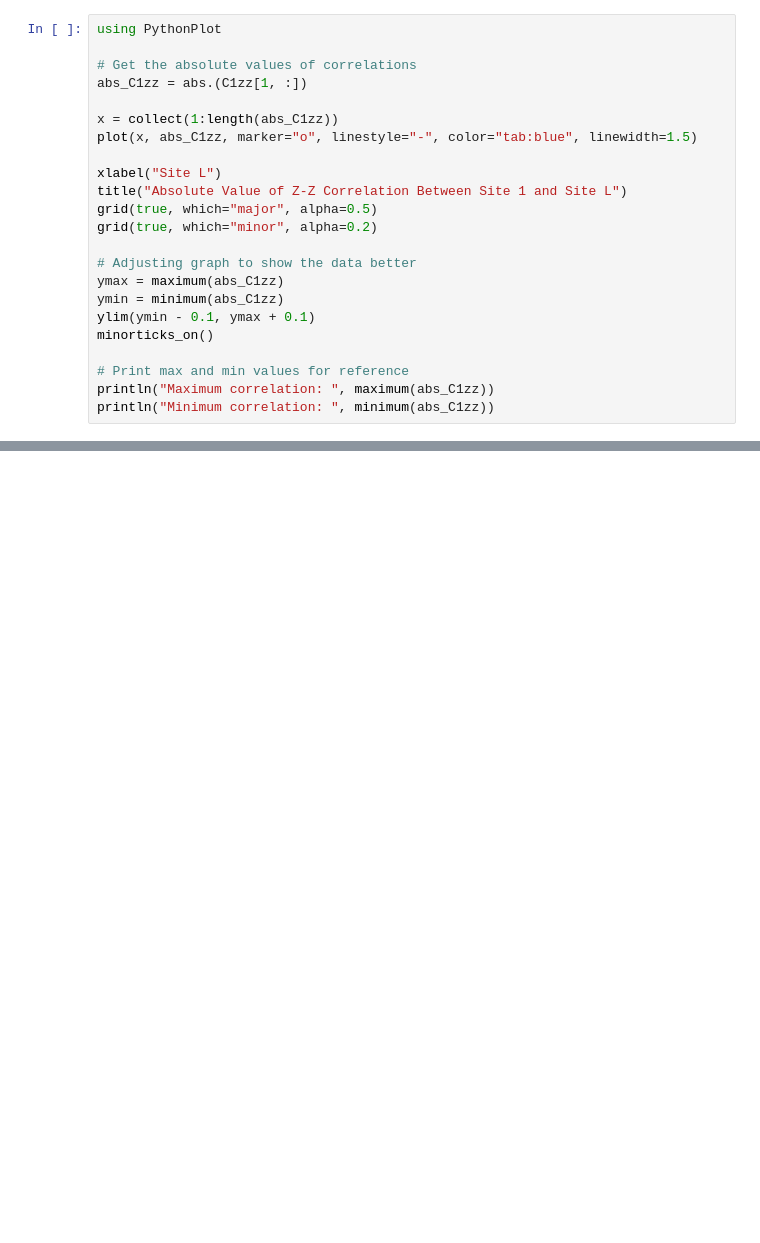
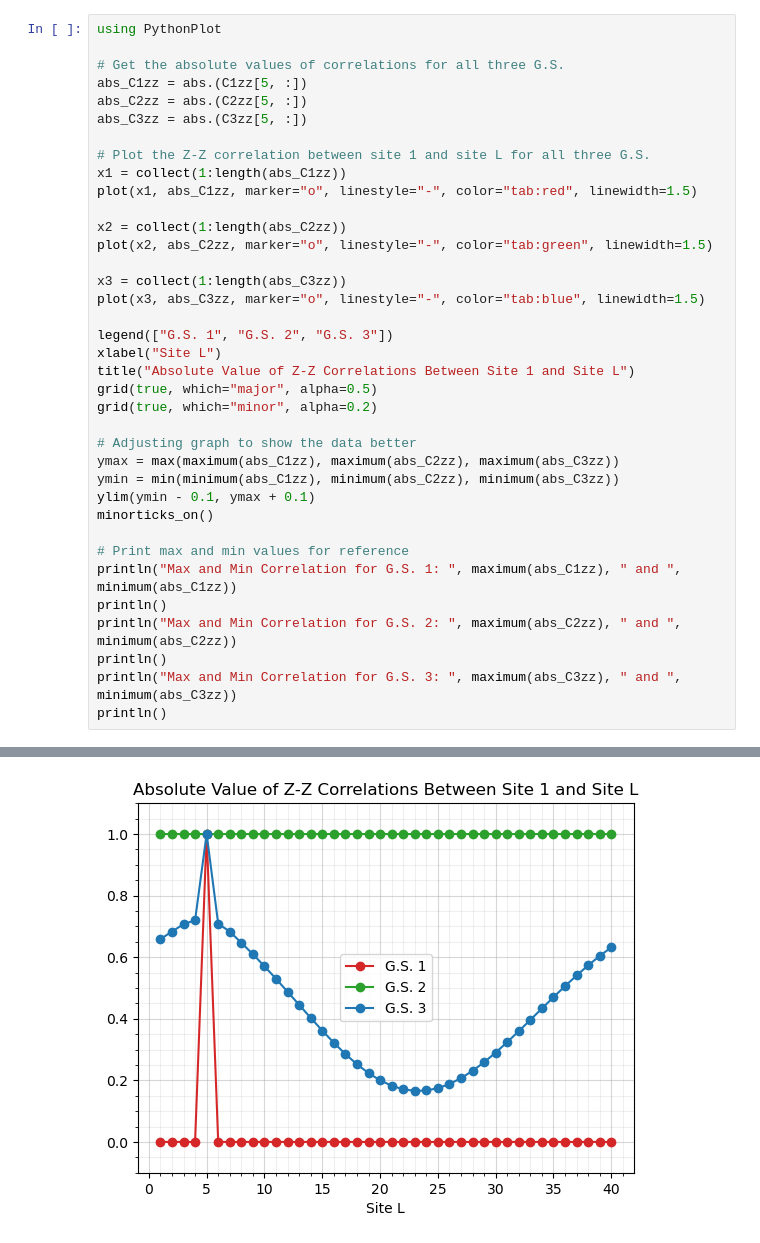
Before and after one commit to wholdhus/majorana_chain_dynamics, a Jupyter notebook: Exact G.S. Hamiltonian.ipynb, the cells around one changed output, grey strips where cells are left out. Saved outputs shown, nothing was run; the diff lists cells and outputs as text; blank space fills up the shorter version.

```diff
--- a/Exact G.S. Hamiltonian.ipynb
+++ b/Exact G.S. Hamiltonian.ipynb
@@ -107,24 +129,38 @@ Overlap 1,1 = 0.9999999999999996
 # %%
 using PythonPlot
 
-# Get the absolute values of correlations
-abs_C1zz = abs.(C1zz[1, :])
+# Get the absolute values of correlations for all three G.S.
+abs_C1zz = abs.(C1zz[5, :])
+abs_C2zz = abs.(C2zz[5, :])
+abs_C3zz = abs.(C3zz[5, :])
 
-x = collect(1:length(abs_C1zz))
-plot(x, abs_C1zz, marker="o", linestyle="-", color="tab:blue", linewidth=1.5)
+# Plot the Z-Z correlation between site 1 and site L for all three G.S.
+x1 = collect(1:length(abs_C1zz))
+plot(x1, abs_C1zz, marker="o", linestyle="-", color="tab:red", linewidth=1.5)
 
+x2 = collect(1:length(abs_C2zz))
+plot(x2, abs_C2zz, marker="o", linestyle="-", color="tab:green", linewidth=1.5)
+
+x3 = collect(1:length(abs_C3zz))
+plot(x3, abs_C3zz, marker="o", linestyle="-", color="tab:blue", linewidth=1.5)
+
+legend(["G.S. 1", "G.S. 2", "G.S. 3"])
 xlabel("Site L")
-title("Absolute Value of Z-Z Correlation Between Site 1 and Site L")
+title("Absolute Value of Z-Z Correlations Between Site 1 and Site L")
 grid(true, which="major", alpha=0.5)
 grid(true, which="minor", alpha=0.2)
 
 # Adjusting graph to show the data better
-ymax = maximum(abs_C1zz)
-ymin = minimum(abs_C1zz)
+ymax = max(maximum(abs_C1zz), maximum(abs_C2zz), maximum(abs_C3zz))
+ymin = min(minimum(abs_C1zz), minimum(abs_C2zz), minimum(abs_C3zz))
 ylim(ymin - 0.1, ymax + 0.1)
 minorticks_on()
 
 # Print max and min values for reference
-println("Maximum correlation: ", maximum(abs_C1zz))
-println("Minimum correlation: ", minimum(abs_C1zz))
+println("Max and Min Correlation for G.S. 1: ", maximum(abs_C1zz), " and ", minimum(abs_C1zz))
+println()
+println("Max and Min Correlation for G.S. 2: ", maximum(abs_C2zz), " and ", minimum(abs_C2zz))
+println()
+println("Max and Min Correlation for G.S. 3: ", maximum(abs_C3zz), " and ", minimum(abs_C3zz))
+println()
 # %% [output]
@@ -132,0 +172 @@ Suggestion: check for spelling errors or missing imports.
+[figure, added]
```
Also changed, not shown: parts of 2 cells of this notebook.
